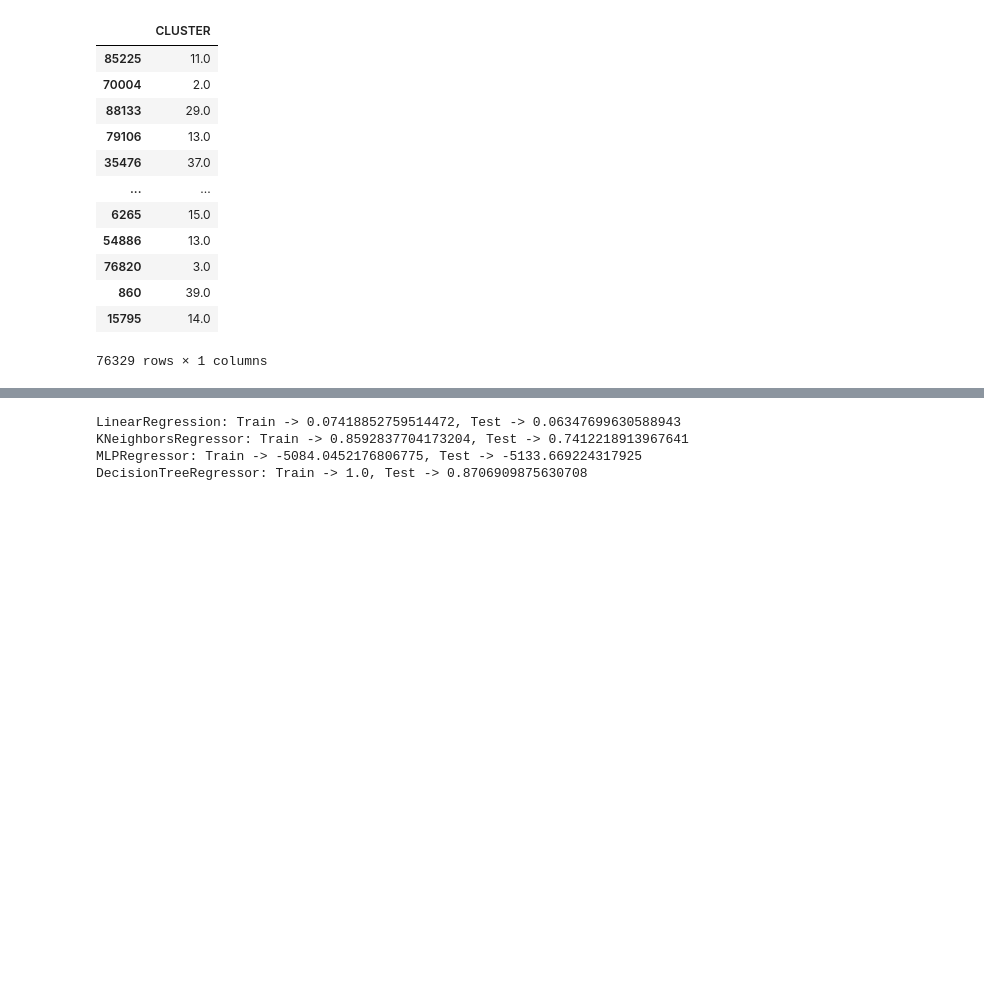
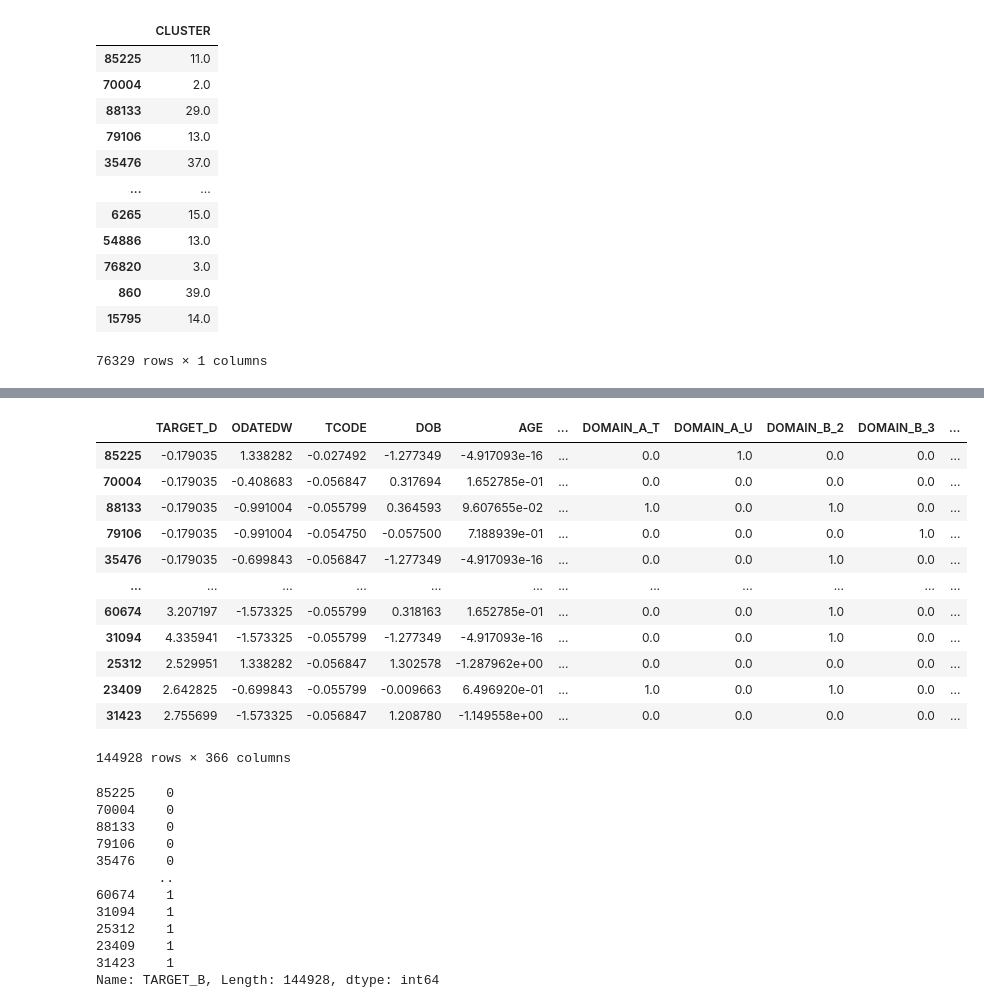
Before and after one commit to imhysteria/lab-revisiting-machine-learning, a Jupyter notebook: ray-lab-week7-machinelearning.ipynb, the cells around one changed output, grey strips where cells are left out. Cells and saved outputs as stored; diff of their text form; code cells hidden in the pictures; blank space fills up the shorter version.

```diff
--- a/ray-lab-week7-machinelearning.ipynb
+++ b/ray-lab-week7-machinelearning.ipynb
@@ -1642,0 +1874,11 @@ DecisionTreeRegressor: Train -> 1.0, Test -> -1.244907941574625
+# %%
+# ORDINAL ENCODE THE CLUSTER COLUMN
+
+ordinal_encoder = OrdinalEncoder()
+ordinal_encoder.fit(X_cat[['CLUSTER']])
+
+X_cat['CLUSTER'] = ordinal_encoder.transform(X_cat[['CLUSTER']])
+
+X_cat_ord = X_cat[['CLUSTER']]
+
+display(X_cat_ord)
@@ -1642,0 +1899,12 @@ DecisionTreeRegressor: Train -> 1.0, Test -> -1.244907941574625
+# %%
+# Reset the index for training and testing data
+
+X_num_scaled.reset_index(drop=True, inplace=True)
+X_cat_ord.reset_index(drop=True, inplace=True)
+X_cat_encoded.reset_index(drop=True, inplace=True)
+
+# Concact the training and testing dataframes
+
+X_processed = pd.concat([X_num_scaled, X_cat_ord, X_cat_encoded], axis=1)
+
+display(X_processed.dtypes)
@@ -1915,8 +1925,0 @@ def models_automation(models, X_train_processed_up, y_train_upsampled, X_test_pr
-# %%
-model_list = [LinearRegression(), KNeighborsRegressor(), MLPRegressor(), DecisionTreeRegressor()] #RandomForestRegressor()]
-models_automation(model_list, X_train_processed_up, y_train_upsampled, X_test_processed_up, y_test_upsampled)
-# %% [output]
-LinearRegression: Train -> 0.07418852759514472, Test -> 0.06347699630588943
-KNeighborsRegressor: Train -> 0.8592837704173204, Test -> 0.7412218913967641
-MLPRegressor: Train -> -5084.0452176806775, Test -> -5133.669224317925
-DecisionTreeRegressor: Train -> 1.0, Test -> 0.8706909875630708
@@ -1928,0 +1926,48 @@ DecisionTreeRegressor: Train -> 1.0, Test -> 0.8706909875630708
+# %%
+# SPLIT DATA BEFORE UPSAMPLING
+
+X_train_2, X_test_2, y_train_2, y_test_2 = train_test_split(X_processed, y, test_size=0.2, random_state=42)
+# %%
+# CONCAT PROCESSED DATA FOR UPSAMPLING
+
+processed_df = pd.concat([X_train_2, y_train_2], axis=1)
+
+df_majority = processed_df[processed_df['TARGET_B'] == 0]
+df_minority = processed_df[processed_df['TARGET_B'] == 1]
+
+# Upsample the training data
+df_minority_upsampled = resample(df_minority, replace=True, n_samples=len(df_majority), random_state=42)
+
+df_upsampled = pd.concat([df_majority, df_minority_upsampled])
+
+X_train_upsampled = df_upsampled.drop('TARGET_B', axis=1)
+y_train_upsampled = df_upsampled['TARGET_B']
+# %%
+display(X_train_upsampled)
+display(y_train_upsampled)
+# %% [output]
+|  | TARGET_D | ODATEDW | TCODE | DOB | AGE | ... | DOMAIN_A_T | DOMAIN_A_U | DOMAIN_B_2 | DOMAIN_B_3 | ... |
+| 85225 | -0.179035 | 1.338282 | -0.027492 | -1.277349 | -4.917093e-16 | ... | 0.0 | 1.0 | 0.0 | 0.0 | ... |
+| 70004 | -0.179035 | -0.408683 | -0.056847 | 0.317694 | 1.652785e-01 | ... | 0.0 | 0.0 | 0.0 | 0.0 | ... |
+| 88133 | -0.179035 | -0.991004 | -0.055799 | 0.364593 | 9.607655e-02 | ... | 1.0 | 0.0 | 1.0 | 0.0 | ... |
+| 79106 | -0.179035 | -0.991004 | -0.054750 | -0.057500 | 7.188939e-01 | ... | 0.0 | 0.0 | 0.0 | 1.0 | ... |
+| 35476 | -0.179035 | -0.699843 | -0.056847 | -1.277349 | -4.917093e-16 | ... | 0.0 | 0.0 | 1.0 | 0.0 | ... |
+| ... | ... | ... | ... | ... | ... | ... | ... | ... | ... | ... | ... |
+| 60674 | 3.207197 | -1.573325 | -0.055799 | 0.318163 | 1.652785e-01 | ... | 0.0 | 0.0 | 1.0 | 0.0 | ... |
+| 31094 | 4.335941 | -1.573325 | -0.055799 | -1.277349 | -4.917093e-16 | ... | 0.0 | 0.0 | 1.0 | 0.0 | ... |
+| 25312 | 2.529951 | 1.338282 | -0.056847 | 1.302578 | -1.287962e+00 | ... | 0.0 | 0.0 | 0.0 | 0.0 | ... |
+| 23409 | 2.642825 | -0.699843 | -0.055799 | -0.009663 | 6.496920e-01 | ... | 1.0 | 0.0 | 1.0 | 0.0 | ... |
+| 31423 | 2.755699 | -1.573325 | -0.056847 | 1.208780 | -1.149558e+00 | ... | 0.0 | 0.0 | 0.0 | 0.0 | ... |
+144928 rows × 366 columns
+85225    0
+70004    0
+88133    0
+79106    0
+35476    0
+        ..
+60674    1
+31094    1
+25312    1
+23409    1
+31423    1
+Name: TARGET_B, Length: 144928, dtype: int64
```
Also changed, not shown: parts of 110 cells of this notebook.
